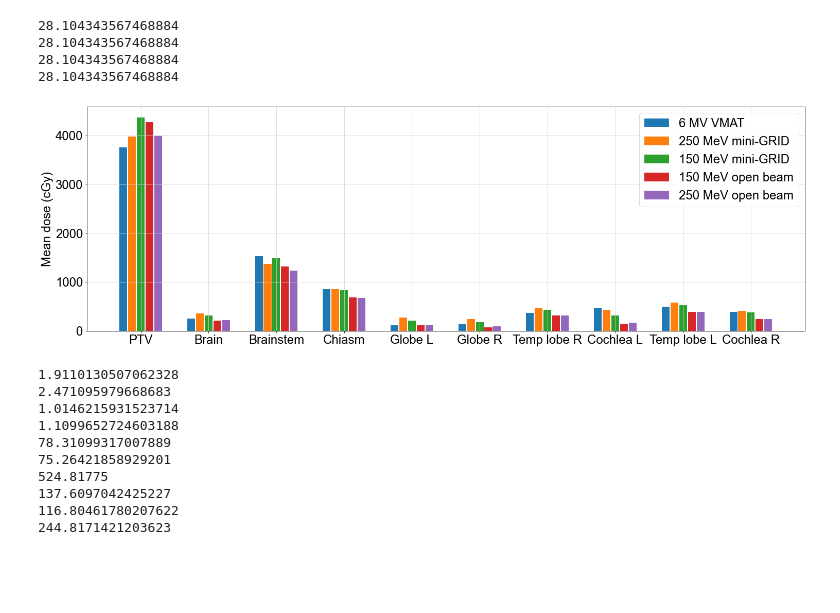
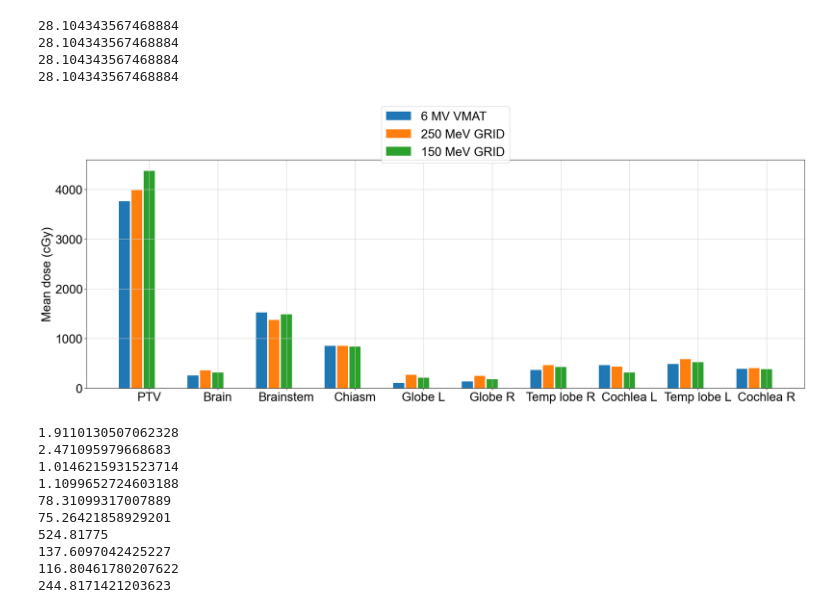
Before and after one commit to NathanClements2000/MedPhysAndSchool, a Jupyter notebook: Read SFRT Topas CSV- DVH.ipynb, the cells around one changed output. Drawn from its saved outputs; the diff is of its cells as text; code cells hidden in the pictures; blank space fills up the shorter version.

```diff
--- a/Read SFRT Topas CSV- DVH.ipynb
+++ b/Read SFRT Topas CSV- DVH.ipynb
@@ -147,7 +198,7 @@ temp_lobe_l_avg=4.52387; cochlea_r_avg=3.16853;
 means_sfrt=[ptvov_avg,brain_avg,brainstem_avg,chiasm_avg,globe_l_avg,globe_r_avg,temp_lobe_r_avg,cochlea_l_avg,temp_lobe_l_avg,cochlea_r_avg]
 struct=['PTV','Brain','Brainstem','Chiasm','Globe L','Globe R','Temp lobe R','Cochlea L','Temp lobe L', 'Cochlea R']
 
-X_axis = np.arange(len(struct))*7
+X_axis = np.arange(len(struct))*5
 
 
 dvhsfrt=pd.read_csv("D:Desktop/SFRT-Topas/vhee/vhee_patient/shaped_beam/results/best_allangles5M.csv",delimiter= ',',comment='#')
@@ -165,39 +216,39 @@ f=interp1d(dvhsfrt.PTV_ov_Value,dvhsfrt.PTV_ov_Dose)
 dosenorm3=f(95)
 print(dosenorm)
 openbeam150=[245.648,11.9766,75.5612,39.2734,6.41231,4.41093,17.8356,8.27669,22.252,13.7824]
 
 dvhsfrt=pd.read_csv("D:Desktop/SFRT-Topas/vhee/vhee_patient/shaped_beam/results/best_150MVallangles5M.csv",delimiter= ',',comment='#')
 f=interp1d(dvhsfrt.PTV_ov_Value,dvhsfrt.PTV_ov_Dose)
 dosenorm4=f(95)
 print(dosenorm)
 sfrt150=[25.9945,1.8536,8.82606,4.97548,1.2493,1.05757,2.54356,1.8825,3.12523,2.25801]
 
 
 
 figure(1,figsize=(25,8))
 plt.xticks(X_axis,struct)
 # RT-plan mean doses
 means_rt=[37.6286,2.52047,15.2476,8.52494,1.1003,1.34605,3.67333,4.66783,4.9049,3.90836]
 plt.bar(X_axis-1.8,np.array(means_rt)*100,label='6 MV VMAT')
-plt.bar(X_axis-0.9,means_sfrt/dosenorm*3620,label='250 MeV mini-GRID')
-plt.bar(X_axis,sfrt150/dosenorm4*3620,label='150 MeV mini-GRID')
-plt.bar(X_axis+0.9,openbeam150/dosenorm3*3620,label='150 MeV open beam')
-plt.bar(X_axis+1.8,openbeam250/dosenorm2*3620,label='250 MeV open beam')
+plt.bar(X_axis-0.9,means_sfrt/dosenorm*3620,label='250 MeV GRID')
+plt.bar(X_axis,sfrt150/dosenorm4*3620,label='150 MeV GRID')
+#plt.barh(X_axis+0.9,openbeam150/dosenorm3*3620,label='150 MeV open beam')
+#plt.barh(X_axis+1.8,openbeam250/dosenorm2*3620,label='250 MeV open beam')
 plt.grid(c='lightgray')
 plt.ylabel('Mean dose (cGy)')
-plt.legend()
+plt.legend(bbox_to_anchor=(0.5,1.11), loc="center")
 
 font = {'family' : 'Arial',
         'weight' : 'normal',
         'size'   : 24}
 
 matplotlib.rc('font', **font)
 # %% [output]
 28.104343567468884
 28.104343567468884
 28.104343567468884
 28.104343567468884
-[figure, old version]
+[figure, new version]
 # %%
 print((sfrt150[4]/dosenorm4*3620)/(np.array(means_rt)*100)[4])
 print((means_sfrt[4]/dosenorm*3620)/(np.array(means_rt)*100)[4])
```
Also changed, not shown: parts of 5 cells of this notebook, 2 other files.
